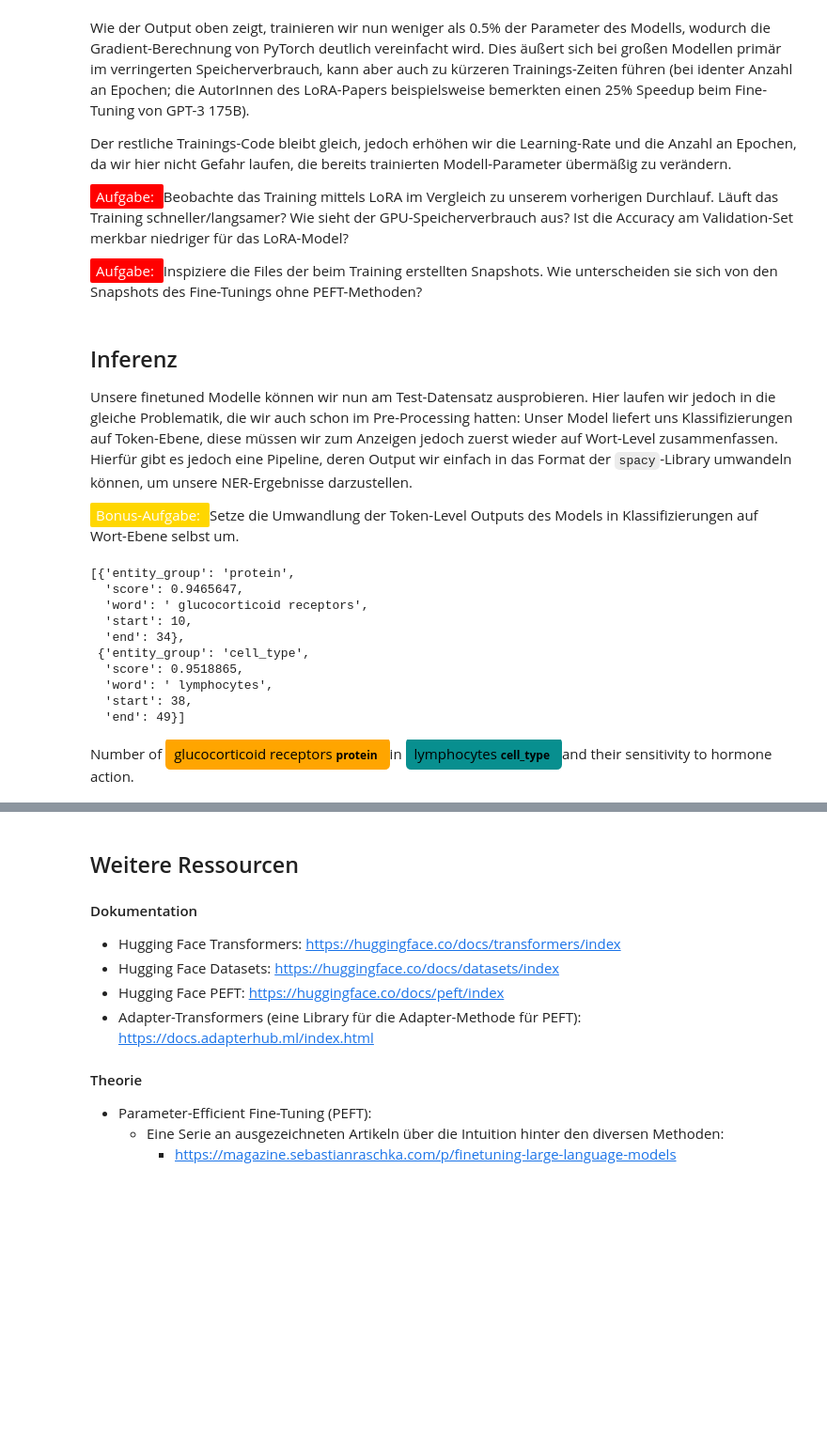
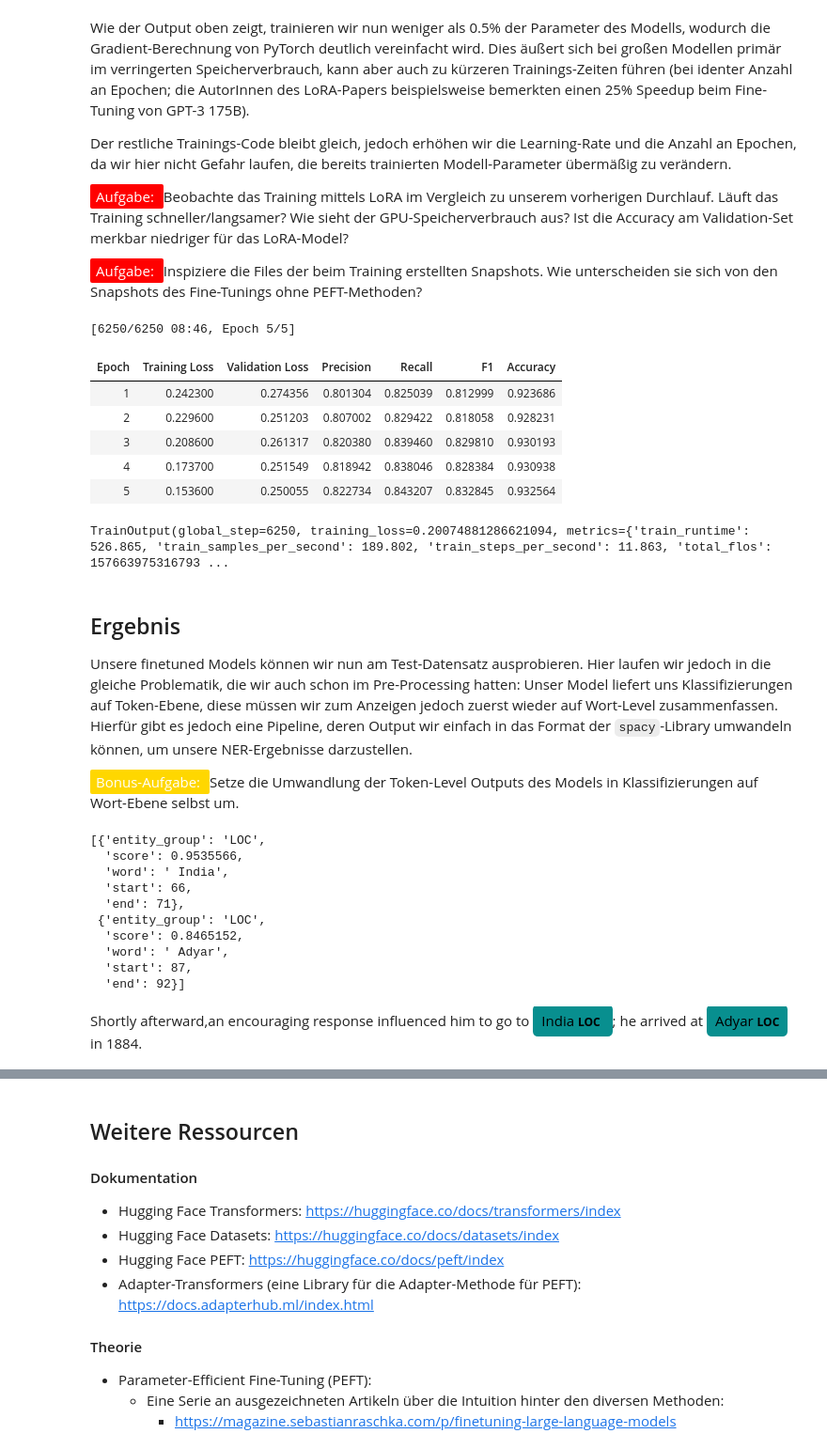
Before and after one commit to winnedatsch/ml-workshop, a Jupyter notebook: notebooks/day2_llm_finetuning.ipynb, the cells around one changed output, grey strips where cells are left out. Shown at 94% size. Drawn from its saved outputs; the diff is of its cells as text; code cells hidden in the pictures; blank space fills up the shorter version.

```diff
--- a/notebooks/day2_llm_finetuning.ipynb
+++ b/notebooks/day2_llm_finetuning.ipynb
@@ -244,7 +251,7 @@ def tokenize_and_align_labels(batch):
     tokenized_inputs = roberta_tokenizer(batch["tokens"], truncation=True, is_split_into_words=True)
 
     labels = []
-    for i, word_tag_ids in enumerate(batch[f"tags"]):
+    for i, word_tag_ids in enumerate(batch[f"ner_tags"]):
         word_ids = tokenized_inputs.word_ids(batch_index=i)
         previous_word_idx = None
         token_tag_ids = []
@@ -263,4 +270,4 @@ def tokenize_and_align_labels(batch):
 # %% [markdown]
 Diese Transformation müssen wir nun auf den gesamten Datensatz anwenden. Hierzu hat die `Dataset` Klasse eine `map` Methode, mit der Transformationen effizient in Batches durchführbar sind.
 # %%
-tokenized_bionlp2004 = bionlp2004.map(tokenize_and_align_labels, batched=True)
+tokenized_wikiann = wikiann.map(tokenize_and_align_labels, batched=True)
@@ -314,5 +335,5 @@ from transformers import AutoModelForTokenClassification
 del roberta_ner
 roberta_ner = AutoModelForTokenClassification.from_pretrained(
     "roberta-base", num_labels=len(id2label), id2label=id2label, label2id=label2id
-).to("mps")
+).to("cuda")
 # %% [output]
@@ -438,6 +430,6 @@ peft_config_lora = LoraConfig(
     task_type=TaskType.TOKEN_CLS, inference_mode=False, r=8, lora_alpha=16, lora_dropout=0.1, bias="all"
 )
 
-roberta_ner_lora = get_peft_model(roberta_ner, peft_config_lora).to("mps")
+roberta_ner_lora = get_peft_model(roberta_ner, peft_config_lora).to("cuda")
 roberta_ner_lora.print_trainable_parameters()
 # %% [output]
@@ -453,37 +445,46 @@ Der restliche Trainings-Code bleibt gleich, jedoch erhöhen wir die Learning-Rat
 # %%
 from transformers import TrainingArguments, Trainer
 
 lr = 1e-3
 batch_size = 16
 num_epochs = 5
 
 training_args_lora = TrainingArguments(
     output_dir="roberta-base-lora-token-classification",
     learning_rate=lr,
     per_device_train_batch_size=batch_size,
     per_device_eval_batch_size=batch_size,
     num_train_epochs=num_epochs,
     weight_decay=0.01,
     evaluation_strategy="epoch",
     save_strategy="epoch",
     load_best_model_at_end=True,
-    use_mps_device=True
+    report_to="none"
 )
 
 trainer_lora = Trainer(
     model=roberta_ner_lora,
     args=training_args_lora,
-    train_dataset=tokenized_bionlp2004["train"],
-    eval_dataset=tokenized_bionlp2004["validation"],
+    train_dataset=tokenized_wikiann["train"],
+    eval_dataset=tokenized_wikiann["validation"],
     tokenizer=roberta_tokenizer,
     data_collator=data_collator,
     compute_metrics=compute_metrics
 )
 
 trainer_lora.train()
+# %% [output]
+[6250/6250 08:46, Epoch 5/5]
+| Epoch | Training Loss | Validation Loss | Precision | Recall | F1 | Accuracy |
+| 1 | 0.242300 | 0.274356 | 0.801304 | 0.825039 | 0.812999 | 0.923686 |
+| 2 | 0.229600 | 0.251203 | 0.807002 | 0.829422 | 0.818058 | 0.928231 |
+| 3 | 0.208600 | 0.261317 | 0.820380 | 0.839460 | 0.829810 | 0.930193 |
+| 4 | 0.173700 | 0.251549 | 0.818942 | 0.838046 | 0.828384 | 0.930938 |
+| 5 | 0.153600 | 0.250055 | 0.822734 | 0.843207 | 0.832845 | 0.932564 |
+TrainOutput(global_step=6250, training_loss=0.20074881286621094, metrics={'train_runtime': 526.865, 'train_samples_per_second': 189.802, 'train_steps_per_second': 11.863, 'total_flos': 157663975316793 ...
 # %% [markdown]
-## Inferenz
-Unsere finetuned Modelle können wir nun am Test-Datensatz ausprobieren. Hier laufen wir jedoch in die gleiche Problematik, die wir auch schon im Pre-Processing hatten: Unser Model liefert uns Klassifizierungen auf Token-Ebene, diese müssen wir zum Anzeigen jedoch zuerst wieder auf Wort-Level zusammenfassen. Hierfür gibt es jedoch eine Pipeline, deren Output wir einfach in das Format der `spacy`-Library umwandeln können, um unsere NER-Ergebnisse darzustellen.
+## Ergebnis
+Unsere finetuned Models können wir nun am Test-Datensatz ausprobieren. Hier laufen wir jedoch in die gleiche Problematik, die wir auch schon im Pre-Processing hatten: Unser Model liefert uns Klassifizierungen auf Token-Ebene, diese müssen wir zum Anzeigen jedoch zuerst wieder auf Wort-Level zusammenfassen. Hierfür gibt es jedoch eine Pipeline, deren Output wir einfach in das Format der `spacy`-Library umwandeln können, um unsere NER-Ergebnisse darzustellen.
 
 <span style="color:white; background-color: #FFD700; padding: 3px 6px; border-radius: 2px; margin-right: 5px;">Bonus-Aufgabe: </span> Setze die Umwandlung der Token-Level Outputs des Models in Klassifizierungen auf Wort-Ebene selbst um.
 # %%
@@ -493,29 +494,27 @@ token_classifier = pipeline("token-classification", model=roberta_ner, tokenizer
 # %%
 from nltk.tokenize.treebank import TreebankWordDetokenizer
 
-test_text = TreebankWordDetokenizer().detokenize(bionlp2004["test"][0]["tokens"])
+test_text = TreebankWordDetokenizer().detokenize(wikiann["test"][0]["tokens"])
 token_classifier(test_text)
 # %% [output]
-[{'entity_group': 'protein',
-  'score': 0.9465647,
-  'word': ' glucocorticoid receptors',
-  'start': 10,
-  'end': 34},
- {'entity_group': 'cell_type',
-  'score': 0.9518865,
-  'word': ' lymphocytes',
-  'start': 38,
-  'end': 49}]
+[{'entity_group': 'LOC',
+  'score': 0.9535566,
+  'word': ' India',
+  'start': 66,
+  'end': 71},
+ {'entity_group': 'LOC',
+  'score': 0.8465152,
+  'word': ' Adyar',
+  'start': 87,
+  'end': 92}]
 # %%
 from nltk.tokenize.treebank import TreebankWordDetokenizer
 from spacy import displacy
 
 ner_colors_combined = {
-    "DNA": "#FF0000",
-    "protein": "#FFA500",
-    "cell_type": "#088F8F",
-    "cell_line": "#CCCCCC",
-    "RNA": "#30D5C8",
+    "PER": "#FF0000",
+    "ORG": "#FFA500",
+    "LOC": "#088F8F",
 }
 
 def show_result_with_spacy(sample, pipeline):
@@ -527,6 +526,6 @@ def show_result_with_spacy(sample, pipeline):
 
     displacy.render({"ents": entities, "text": text}, style="ent", manual=True, options={"colors": ner_colors_combined})
 
-show_result_with_spacy(bionlp2004["test"][0], token_classifier)
+show_result_with_spacy(wikiann["test"][0], token_classifier)
 # %% [output]
-Number of glucocorticoid receptors protein in lymphocytes cell_type and their sensitivity to hormone action.
+Shortly afterward,an encouraging response influenced him to go to India LOC ; he arrived at Adyar LOC in 1884.
```
Also changed, not shown: parts of 25 cells of this notebook.
